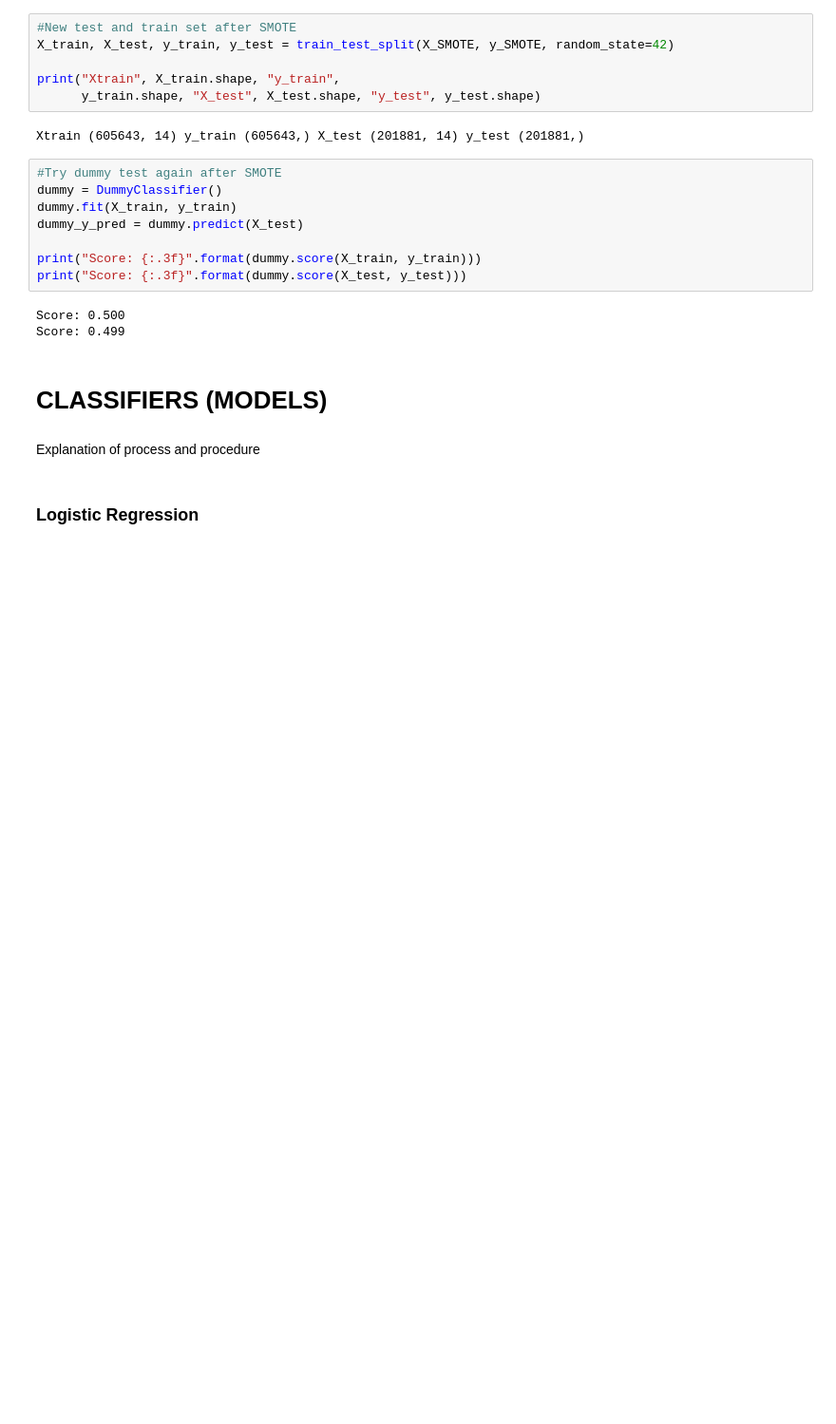
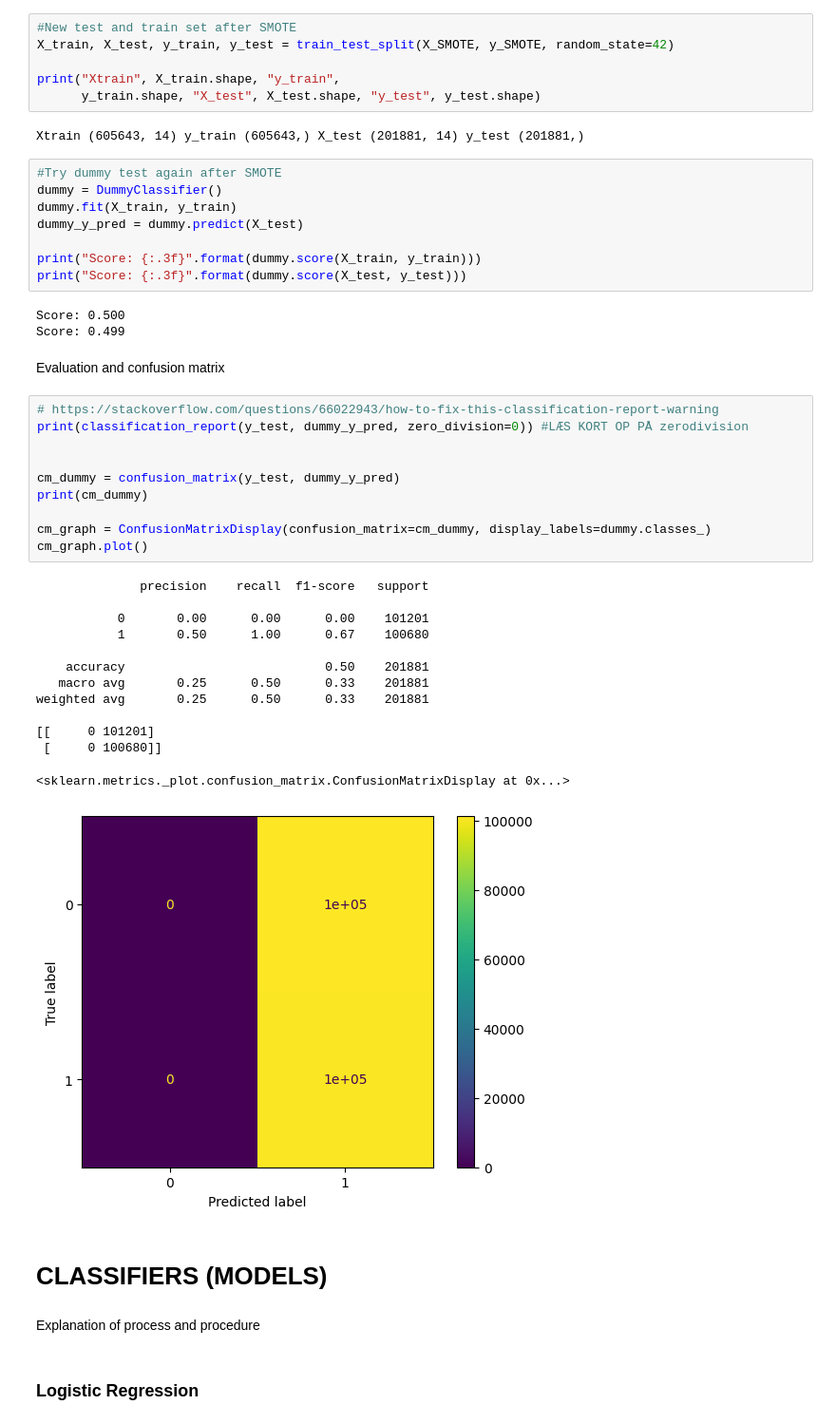
Before and after one commit to madsho/Big-Data-Management, a Jupyter notebook: Modelling and evaluation.ipynb, the cells around one changed output. Shown at 95% size. Drawn from its saved outputs; the diff is of its cells as text; blank space fills up the shorter version.

```diff
--- a/Modelling and evaluation.ipynb
+++ b/Modelling and evaluation.ipynb
@@ -115,6 +133,32 @@ print("Score: {:.3f}".format(dummy.score(X_test, y_test)))
 # %% [output]
 Score: 0.500
 Score: 0.499
+# %% [markdown]
+Evaluation and confusion matrix
+# %%
+# https://stackoverflow.com/questions/66022943/how-to-fix-this-classification-report-warning
+print(classification_report(y_test, dummy_y_pred, zero_division=0)) #LÆS KORT OP PÅ zerodivision
+
+
+cm_dummy = confusion_matrix(y_test, dummy_y_pred)
+print(cm_dummy)
+
+cm_graph = ConfusionMatrixDisplay(confusion_matrix=cm_dummy, display_labels=dummy.classes_)
+cm_graph.plot()
+# %% [output]
+              precision    recall  f1-score   support
+
+           0       0.00      0.00      0.00    101201
+           1       0.50      1.00      0.67    100680
+
+    accuracy                           0.50    201881
+   macro avg       0.25      0.50      0.33    201881
+weighted avg       0.25      0.50      0.33    201881
+
+[[     0 101201]
+ [     0 100680]]
+<sklearn.metrics._plot.confusion_matrix.ConfusionMatrixDisplay at 0x...>
+[figure, added]
 # %% [markdown]
 # CLASSIFIERS (MODELS)
 # %% [markdown]
```
Also changed, not shown: parts of 28 cells of this notebook, 1 other file.
